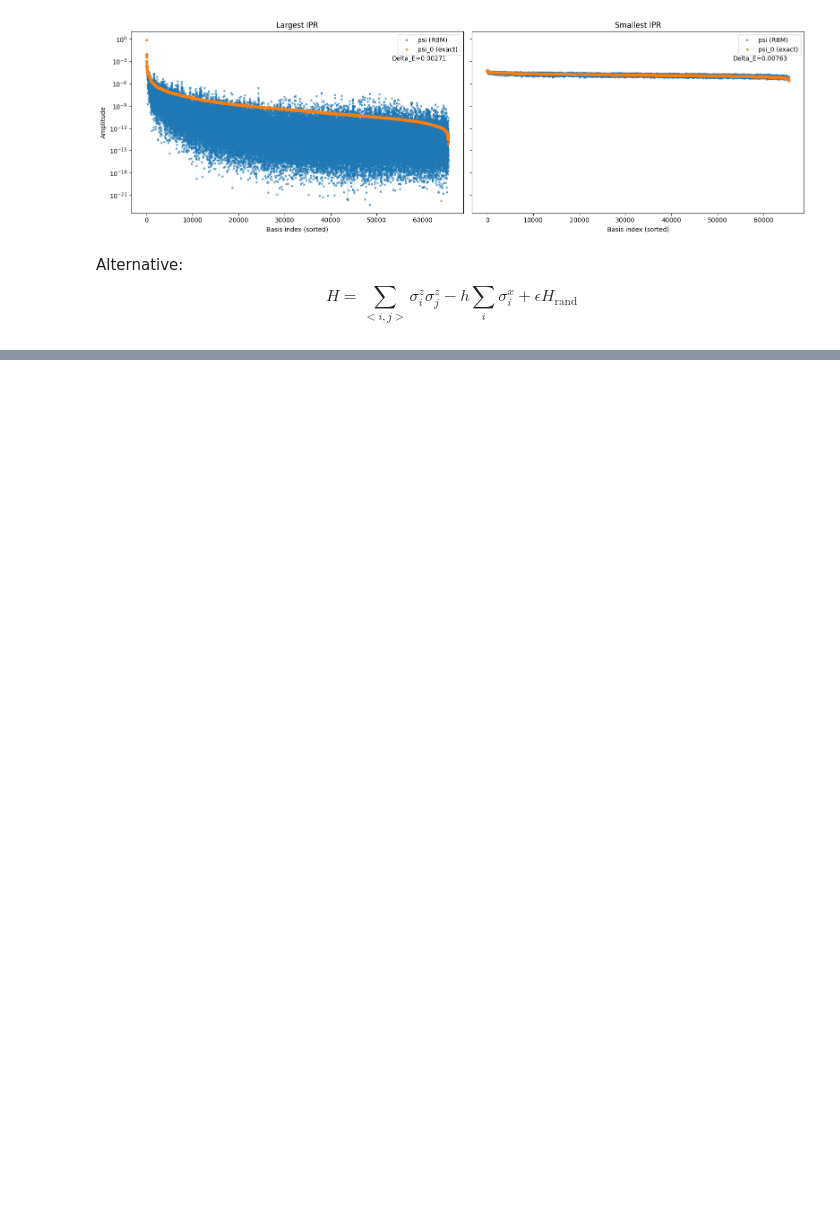
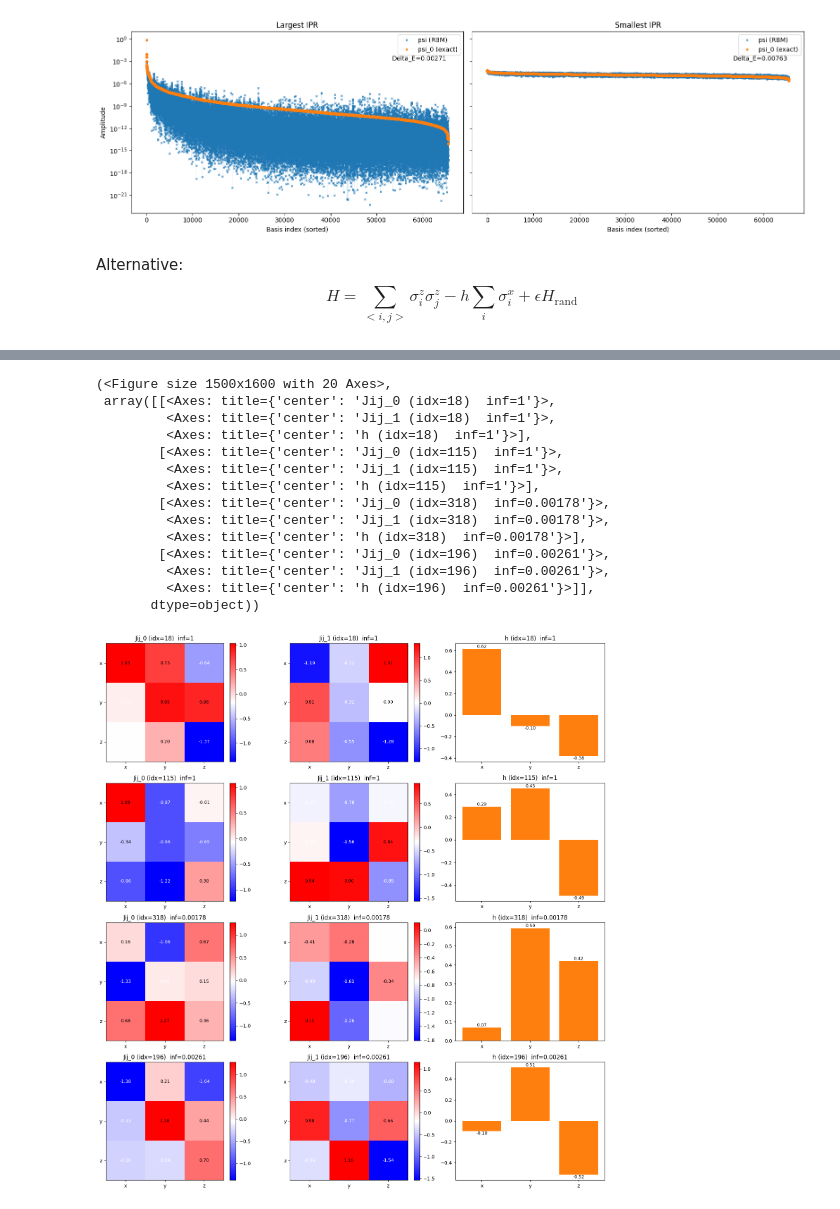
Before and after one commit to NilsNiggemann/DataMiningRBMs, a Jupyter notebook: Netket/analysis.ipynb, the cells around one changed output, grey strips where cells are left out. Cells and saved outputs as stored; diff of their text form; code cells hidden in the pictures; blank space fills up the shorter version.

```diff
--- a/Netket/analysis.ipynb
+++ b/Netket/analysis.ipynb
@@ -263,0 +411,23 @@ df_eval.head()
+# %%
+s = df_rot_filter["infidelity"]
+i1 = s.nlargest(10).index[0]
+i2 = s.nlargest(10).index[9]
+i3 = s.nsmallest(10).index[0]
+i4 = s.nsmallest(10).index[9]
+plotRots(df_rot_filter, [i1, i2, i3, i4])
+# %% [output]
+(<Figure size 1500x1600 with 20 Axes>,
+ array([[<Axes: title={'center': 'Jij_0 (idx=18)  inf=1'}>,
+         <Axes: title={'center': 'Jij_1 (idx=18)  inf=1'}>,
+         <Axes: title={'center': 'h (idx=18)  inf=1'}>],
+        [<Axes: title={'center': 'Jij_0 (idx=115)  inf=1'}>,
+         <Axes: title={'center': 'Jij_1 (idx=115)  inf=1'}>,
+         <Axes: title={'center': 'h (idx=115)  inf=1'}>],
+        [<Axes: title={'center': 'Jij_0 (idx=318)  inf=0.00178'}>,
+         <Axes: title={'center': 'Jij_1 (idx=318)  inf=0.00178'}>,
+         <Axes: title={'center': 'h (idx=318)  inf=0.00178'}>],
+        [<Axes: title={'center': 'Jij_0 (idx=196)  inf=0.00261'}>,
+         <Axes: title={'center': 'Jij_1 (idx=196)  inf=0.00261'}>,
+         <Axes: title={'center': 'h (idx=196)  inf=0.00261'}>]],
+       dtype=object))
+[figure, added]
```
Also changed, not shown: parts of 18 cells of this notebook, 5 other files.
